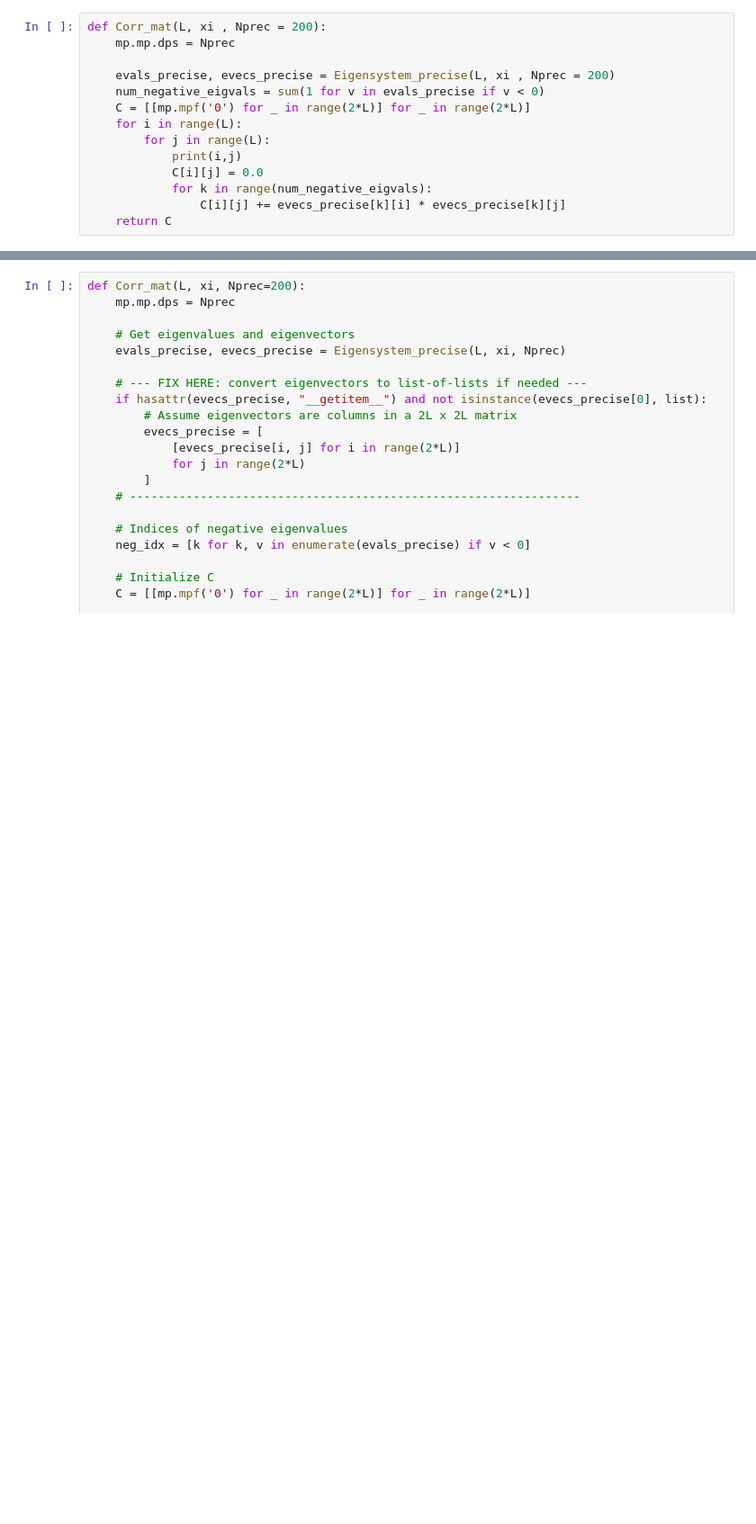
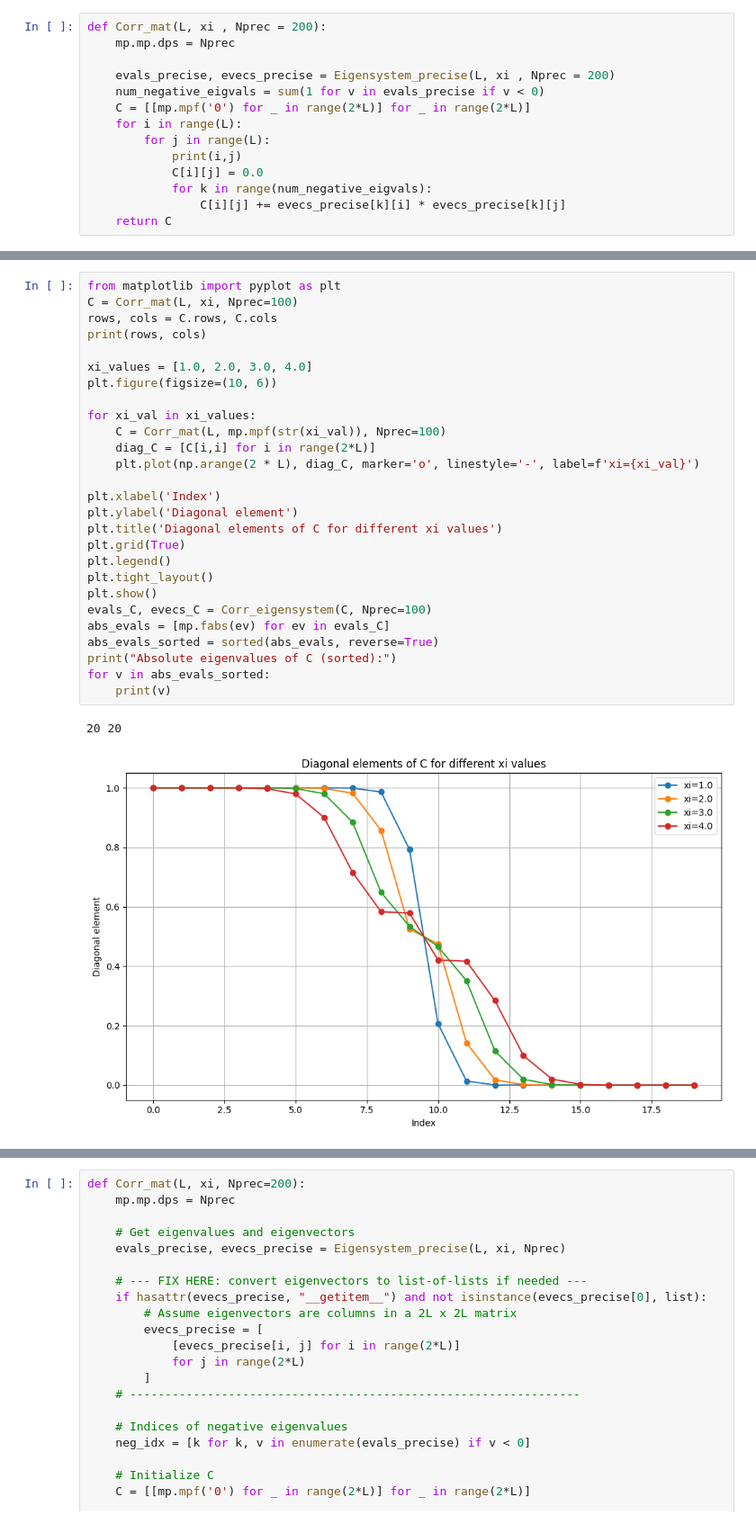
Before and after one commit to bi-altgg/Entangle_Hamil_Graz, a Jupyter notebook: EH_gradient_code.ipynb, the cells around one changed output, grey strips where cells are left out. Shown at 90% size. Cells and saved outputs as stored; diff of their text form; blank space fills up the shorter version.

```diff
--- a/EH_gradient_code.ipynb
+++ b/EH_gradient_code.ipynb
@@ -197,0 +340,30 @@ def Corr_mat(L, xi, Nprec=200):
+# %%
+from matplotlib import pyplot as plt
+C = Corr_mat(L, xi, Nprec=100)
+rows, cols = C.rows, C.cols
+print(rows, cols)
+
+xi_values = [1.0, 2.0, 3.0, 4.0]
+plt.figure(figsize=(10, 6))
+
+for xi_val in xi_values:
+    C = Corr_mat(L, mp.mpf(str(xi_val)), Nprec=100)
+    diag_C = [C[i,i] for i in range(2*L)]
+    plt.plot(np.arange(2 * L), diag_C, marker='o', linestyle='-', label=f'xi={xi_val}')
+
+plt.xlabel('Index')
+plt.ylabel('Diagonal element')
+plt.title('Diagonal elements of C for different xi values')
+plt.grid(True)
+plt.legend()
+plt.tight_layout()
+plt.show()
+evals_C, evecs_C = Corr_eigensystem(C, Nprec=100)
+abs_evals = [mp.fabs(ev) for ev in evals_C]
+abs_evals_sorted = sorted(abs_evals, reverse=True)
+print("Absolute eigenvalues of C (sorted):")
+for v in abs_evals_sorted:
+    print(v)
+# %% [output]
+20 20
+[figure, added]
```
Also changed, not shown: parts of 20 cells of this notebook, 2 other files.
